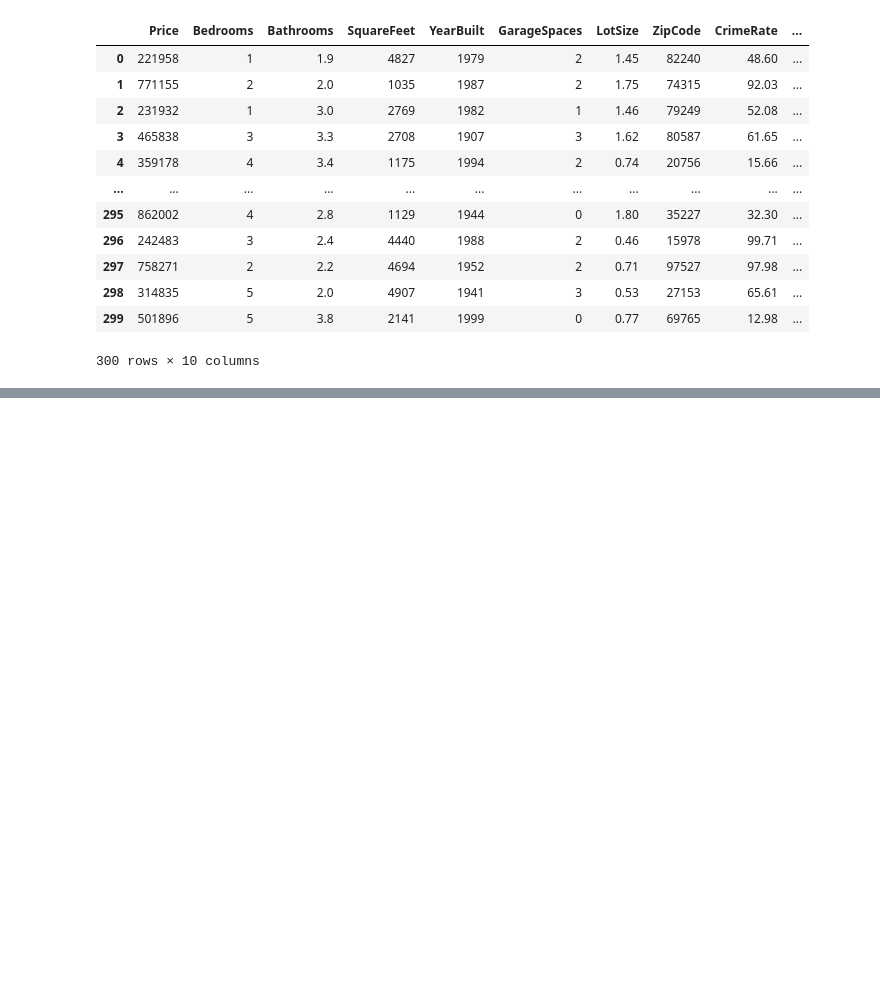
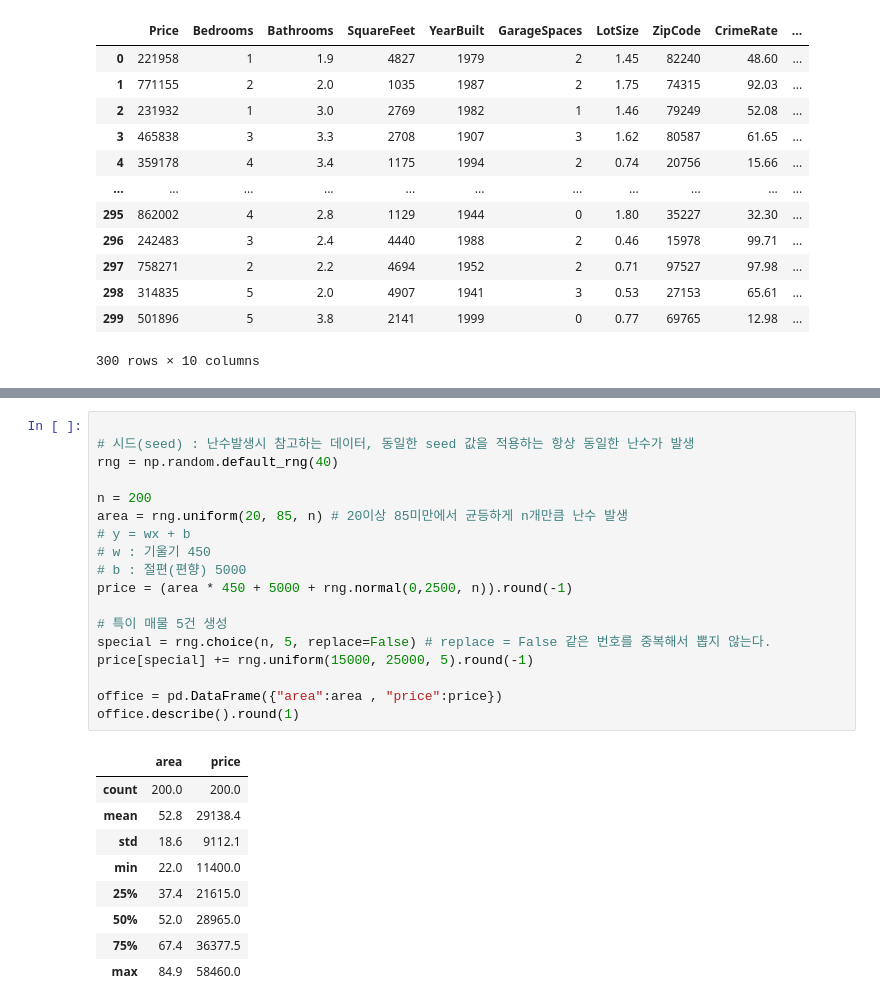
Before and after one commit to murur/kant_python, a Jupyter notebook: 03_ML/kant_ml/02_ml.ipynb, the cells around one changed output, grey strips where cells are left out. Cells and saved outputs as stored; diff of their text form; blank space fills up the shorter version.

```diff
--- a/03_ML/kant_ml/02_ml.ipynb
+++ b/03_ML/kant_ml/02_ml.ipynb
@@ -58,0 +70,28 @@ plt.show()
+# %%
+
+# 시드(seed) : 난수발생시 참고하는 데이터, 동일한 seed 값을 적용하는 항상 동일한 난수가 발생
+rng = np.random.default_rng(40)
+
+n = 200
+area = rng.uniform(20, 85, n) # 20이상 85미만에서 균등하게 n개만큼 난수 발생
+# y = wx + b
+# w : 기울기 450
+# b : 절편(편향) 5000
+price = (area * 450 + 5000 + rng.normal(0,2500, n)).round(-1)
+
+# 특이 매물 5건 생성
+special = rng.choice(n, 5, replace=False) # replace = False 같은 번호를 중복해서 뽑지 않는다.
+price[special] += rng.uniform(15000, 25000, 5).round(-1)
+
+office = pd.DataFrame({"area":area , "price":price})
+office.describe().round(1)
+# %% [output]
+|  | area | price |
+| count | 200.0 | 200.0 |
+| mean | 52.8 | 29138.4 |
+| std | 18.6 | 9112.1 |
+| min | 22.0 | 11400.0 |
+| 25% | 37.4 | 21615.0 |
+| 50% | 52.0 | 28965.0 |
+| 75% | 67.4 | 36377.5 |
+| max | 84.9 | 58460.0 |
```
Also changed, not shown: parts of 10 cells of this notebook, 4 other files.
